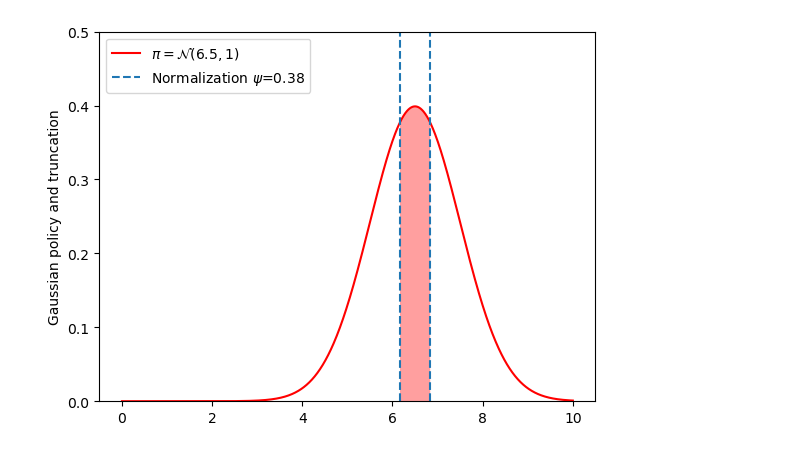
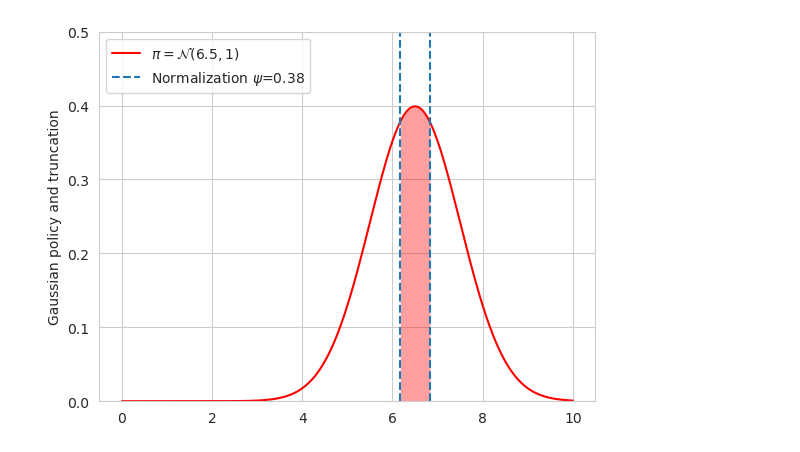
Before and after one commit to lingweizhu/tsallis_regularization, a Jupyter notebook: plot_code/illustration.ipynb, the cells around one changed output. Drawn from its saved outputs; the diff is of its cells as text; code cells hidden in the pictures.

```diff
--- a/plot_code/illustration.ipynb
+++ b/plot_code/illustration.ipynb
@@ -4,9 +4,9 @@ import seaborn as sns
 import matplotlib.pyplot as plt
 %matplotlib inline
 plt.rcParams['text.usetex'] = True
-# sns.set_style("whitegrid")
 import matplotlib as mpl
 mpl.rcParams.update(mpl.rcParamsDefault)
+sns.set_style("whitegrid")
 # %%
 def q_logarithm(input, q):
     '''q-logarithm is undefined for negative input'''
@@ -108,23 +117,27 @@ plt.show()
 # %%
 # sparsemax acting upon Gaussian policies
 q = list(range(1, 6))
 x = np.linspace(0.001, 10, 1000)
 mu1, mu2 = 4.5, 6.5
 sigma1, sigma2 = 1., 1.
 g1 =  1/np.sqrt(2*np.pi*sigma1**2) * np.exp(-(x-mu1)**2/(2*sigma1**2))
 g2 =  1/np.sqrt(2*np.pi*sigma2**2) * np.exp(-(x-mu2)**2/(2*sigma2**2))
 
 fig, ax = plt.subplots(1, 1)
 # for ent_idx in q:
 policy, normalization = sparsemax_operator(g2, q=2.0)
 ax.plot(x, g2, label=r"$\pi = \mathcal{N}(6.5, 1)$", color='red')
 positive_idx = np.where(policy>0)[0]
 ax.fill_between(x[positive_idx], np.zeros_like(positive_idx), g2[policy>0], color='red', alpha=0.375, edgecolor=None)
 ax.axvline(x=x[np.where(g2 > normalization)[0][0]],  linestyle='--', label=rf"Normalization $\psi$={normalization:.2f}")
 ax.axvline(x=x[np.where(g2 > normalization)[0][-1]], linestyle='--')
 ax.set_ylabel("Gaussian policy and truncation")
 ax.set_ylim([-0.0001, 0.5])
 ax.legend()
 plt.show()
+
+ax.set_xlim([0, 10])
+fig.tight_layout()
+fig.savefig("Gaussian_sparsemax.png", dpi=600)
 # %% [output]
-[figure, old version]
+[figure, new version]
```
Also changed, not shown: parts of 5 cells of this notebook, 7 other files.
